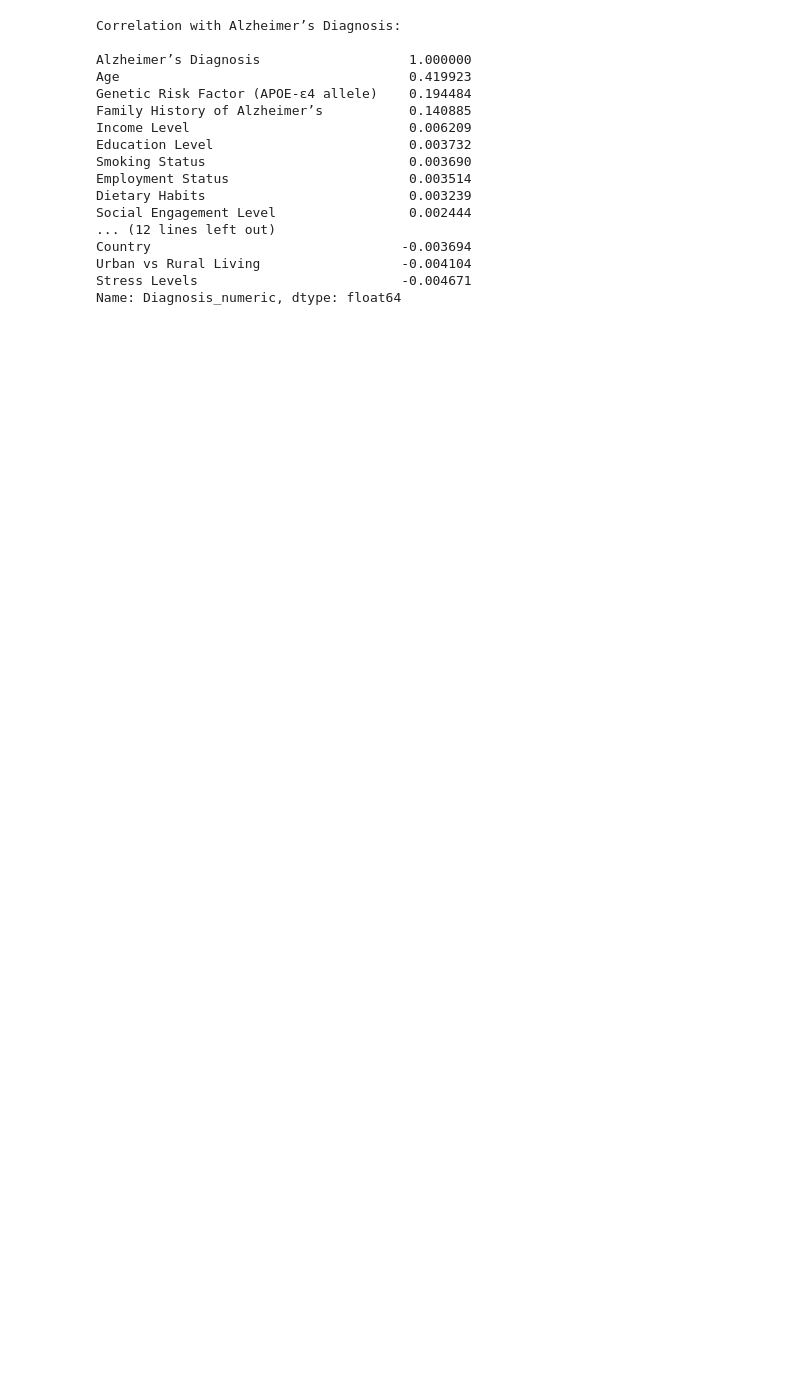
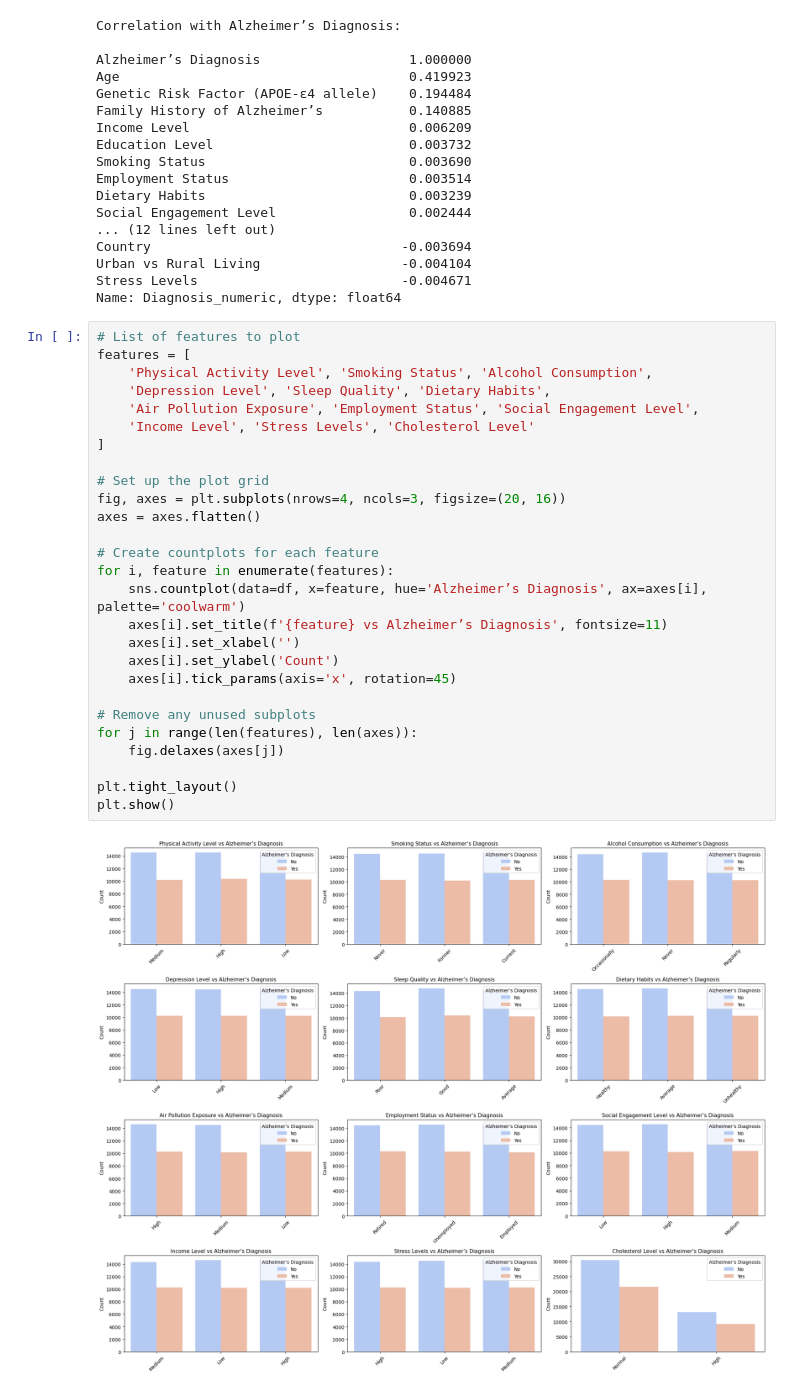
Before and after one commit to ileontios03/EPL448_Project, a Jupyter notebook: eda.ipynb, the cells around one changed output. Drawn from its saved outputs; the diff is of its cells as text; blank space fills up the shorter version.

```diff
--- a/eda.ipynb
+++ b/eda.ipynb
@@ -429,3 +429,32 @@ Country                                -0.003694
 Urban vs Rural Living                  -0.004104
 Stress Levels                          -0.004671
 Name: Diagnosis_numeric, dtype: float64
+# %%
+# List of features to plot
+features = [
+    'Physical Activity Level', 'Smoking Status', 'Alcohol Consumption',
+    'Depression Level', 'Sleep Quality', 'Dietary Habits',
+    'Air Pollution Exposure', 'Employment Status', 'Social Engagement Level',
+    'Income Level', 'Stress Levels', 'Cholesterol Level'
+]
+
+# Set up the plot grid
+fig, axes = plt.subplots(nrows=4, ncols=3, figsize=(20, 16))
+axes = axes.flatten()
+
+# Create countplots for each feature
+for i, feature in enumerate(features):
+    sns.countplot(data=df, x=feature, hue='Alzheimer’s Diagnosis', ax=axes[i], palette='coolwarm')
+    axes[i].set_title(f'{feature} vs Alzheimer’s Diagnosis', fontsize=11)
+    axes[i].set_xlabel('')
+    axes[i].set_ylabel('Count')
+    axes[i].tick_params(axis='x', rotation=45)
+
+# Remove any unused subplots
+for j in range(len(features), len(axes)):
+    fig.delaxes(axes[j])
+
+plt.tight_layout()
+plt.show()
+# %% [output]
+[figure, added]
```
